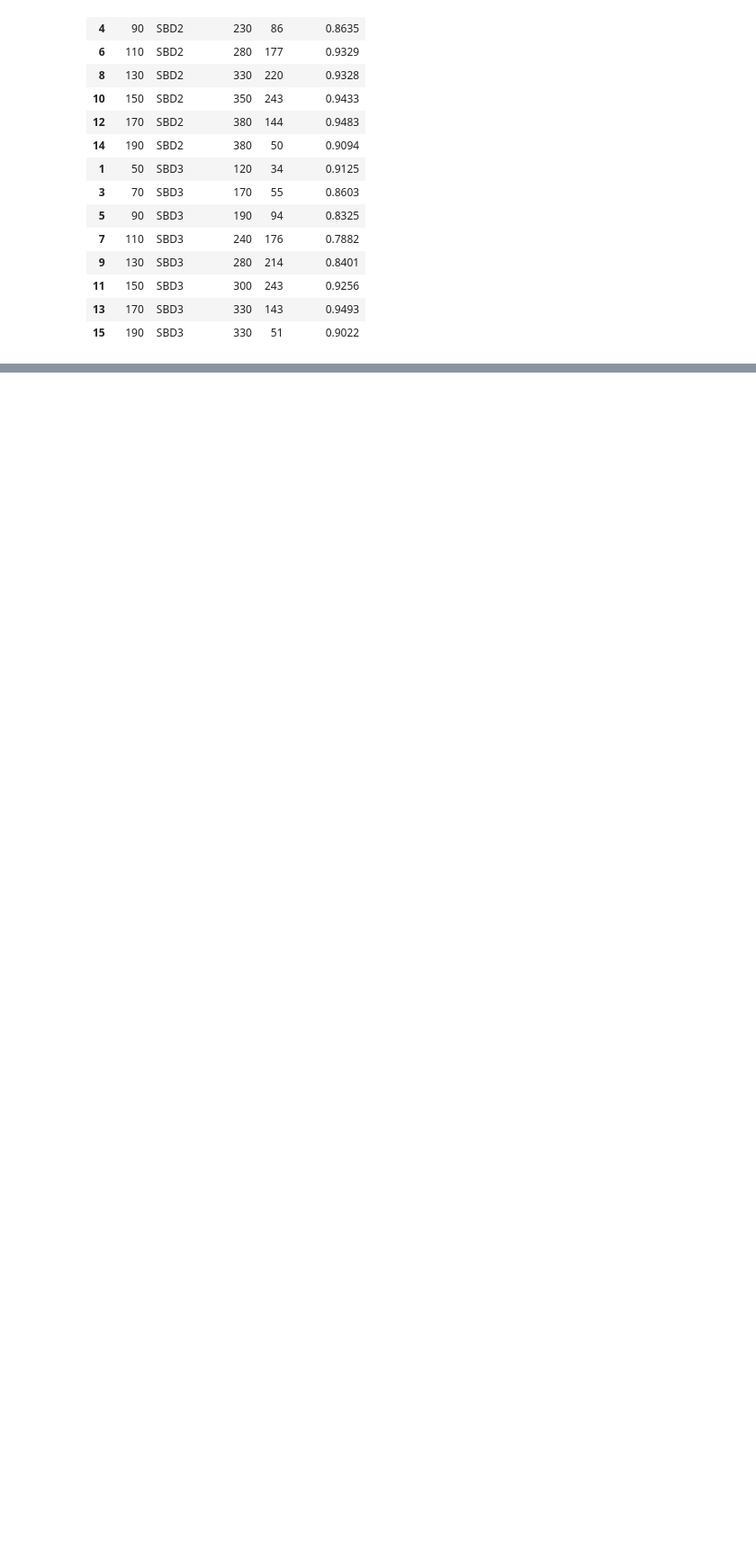
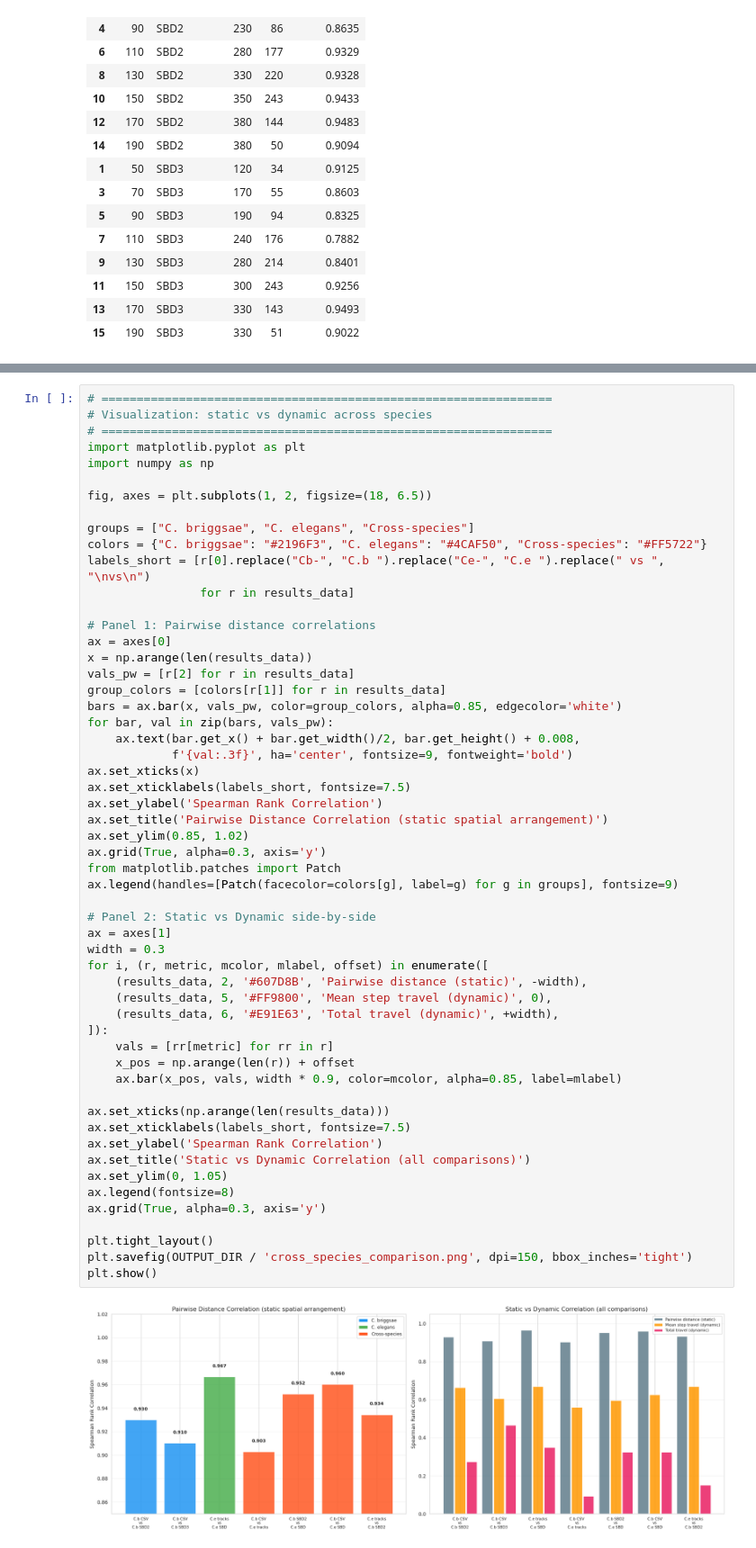
Before and after one commit to IcyFermion/embryogenesis, a Jupyter notebook: cbriggsae_comparison/analysis.ipynb, the cells around one changed output, grey strips where cells are left out. Shown at 90% size. Drawn from its saved outputs; the diff is of its cells as text; blank space fills up the shorter version.

```diff
--- a/cbriggsae_comparison/analysis.ipynb
+++ b/cbriggsae_comparison/analysis.ipynb
@@ -573,0 +941,57 @@ Correlation sweep across timepoints:
+# %%
+# ================================================================
+# Visualization: static vs dynamic across species
+# ================================================================
+import matplotlib.pyplot as plt
+import numpy as np
+
+fig, axes = plt.subplots(1, 2, figsize=(18, 6.5))
+
+groups = ["C. briggsae", "C. elegans", "Cross-species"]
+colors = {"C. briggsae": "#2196F3", "C. elegans": "#4CAF50", "Cross-species": "#FF5722"}
+labels_short = [r[0].replace("Cb-", "C.b ").replace("Ce-", "C.e ").replace(" vs ", "\nvs\n")
+                for r in results_data]
+
+# Panel 1: Pairwise distance correlations
+ax = axes[0]
+x = np.arange(len(results_data))
+vals_pw = [r[2] for r in results_data]
+group_colors = [colors[r[1]] for r in results_data]
+bars = ax.bar(x, vals_pw, color=group_colors, alpha=0.85, edgecolor='white')
+for bar, val in zip(bars, vals_pw):
+    ax.text(bar.get_x() + bar.get_width()/2, bar.get_height() + 0.008,
+            f'{val:.3f}', ha='center', fontsize=9, fontweight='bold')
+ax.set_xticks(x)
+ax.set_xticklabels(labels_short, fontsize=7.5)
+ax.set_ylabel('Spearman Rank Correlation')
+ax.set_title('Pairwise Distance Correlation (static spatial arrangement)')
+ax.set_ylim(0.85, 1.02)
+ax.grid(True, alpha=0.3, axis='y')
+from matplotlib.patches import Patch
+ax.legend(handles=[Patch(facecolor=colors[g], label=g) for g in groups], fontsize=9)
+
+# Panel 2: Static vs Dynamic side-by-side
+ax = axes[1]
+width = 0.3
+for i, (r, metric, mcolor, mlabel, offset) in enumerate([
+    (results_data, 2, '#607D8B', 'Pairwise distance (static)', -width),
+    (results_data, 5, '#FF9800', 'Mean step travel (dynamic)', 0),
+    (results_data, 6, '#E91E63', 'Total travel (dynamic)', +width),
+]):
+    vals = [rr[metric] for rr in r]
+    x_pos = np.arange(len(r)) + offset
+    ax.bar(x_pos, vals, width * 0.9, color=mcolor, alpha=0.85, label=mlabel)
+
+ax.set_xticks(np.arange(len(results_data)))
+ax.set_xticklabels(labels_short, fontsize=7.5)
+ax.set_ylabel('Spearman Rank Correlation')
+ax.set_title('Static vs Dynamic Correlation (all comparisons)')
+ax.set_ylim(0, 1.05)
+ax.legend(fontsize=8)
+ax.grid(True, alpha=0.3, axis='y')
+
+plt.tight_layout()
+plt.savefig(OUTPUT_DIR / 'cross_species_comparison.png', dpi=150, bbox_inches='tight')
+plt.show()
+# %% [output]
+[figure, added]
```
Also changed, not shown: parts of 16 cells of this notebook, 23 other files.
